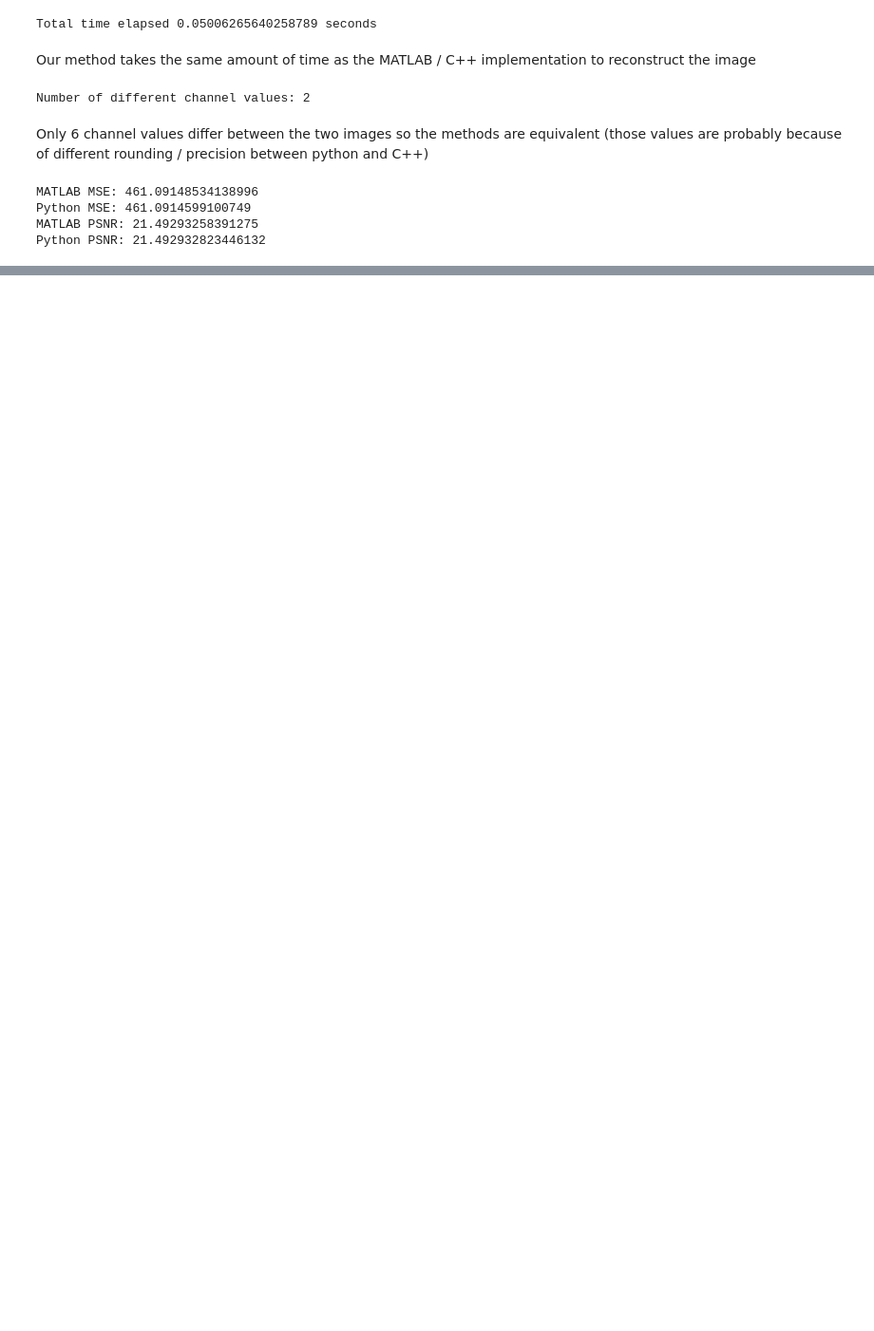
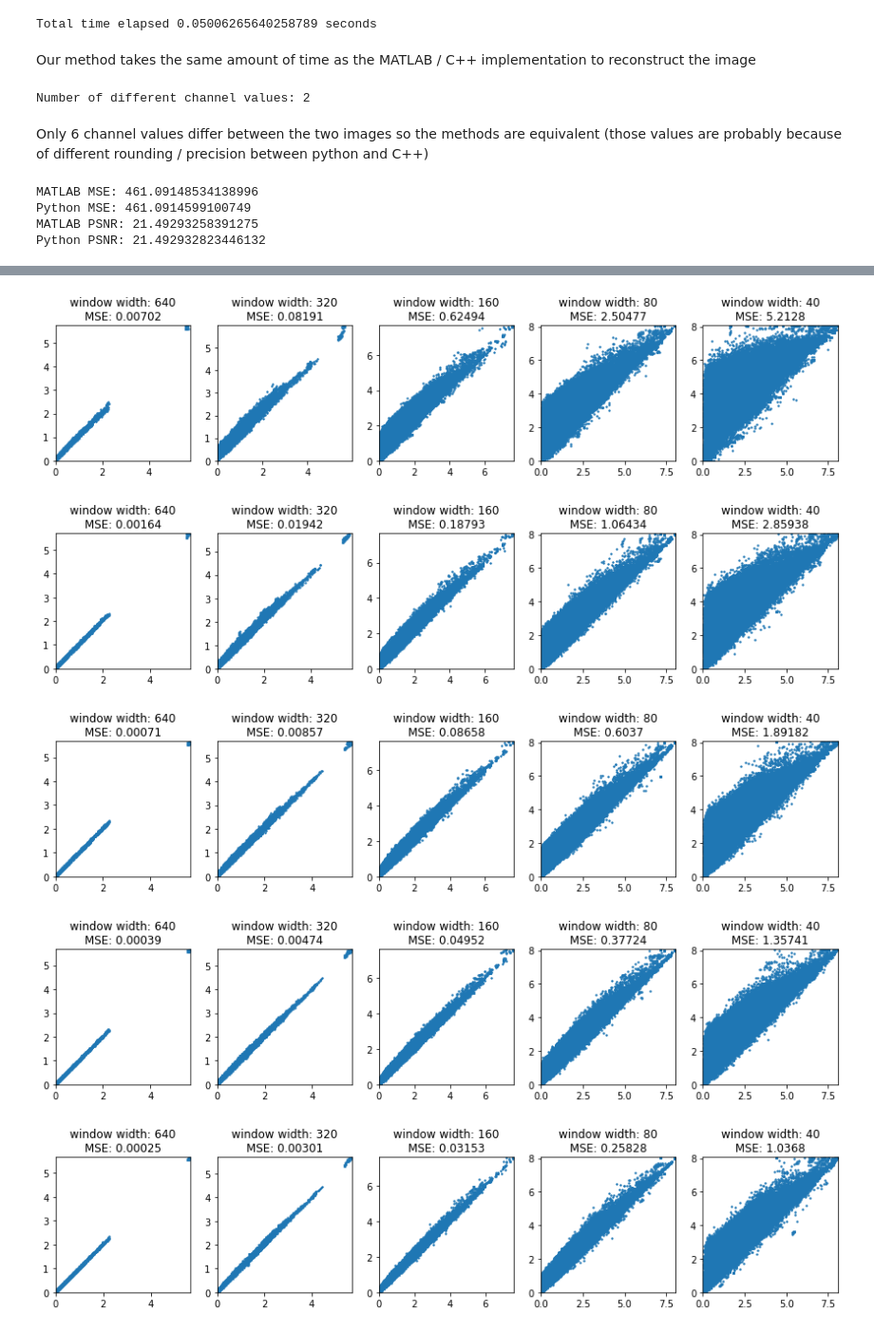
Before and after one commit to IVRL/ADEFAN, a Jupyter notebook: ExtremeVideoCompletion.ipynb, the cells around one changed output, grey strips where cells are left out. Shown: that part at 95% size. Saved outputs shown, nothing was run; the diff lists cells and outputs as text; code cells hidden in the pictures; blank space fills up the shorter version.

Commit message:
Finished ADEFAN, KL-Divergence accuracy benchmarks, JPG frame by frame compression

```diff
--- a/ExtremeVideoCompletion.ipynb
+++ b/ExtremeVideoCompletion.ipynb
@@ -1478,0 +1659,10 @@ Python PSNR: 21.492932823446132
+# %%
+folders = ['1percent', '2percent', '3percent', '4percent', '5percent', '6percent', '7percent', '8percent']
+
+for folder in folders:
+    print(folder + ':')
+
+    for r, c in zip(dict_points_raw[folder], dict_points_comp[folder]):
+        print(mse(r, c))
+
+    print('')
@@ -1478,0 +1687,27 @@ Python PSNR: 21.492932823446132
+# %%
+window_widths    = [640, 320, 160, 80, 40]
+
+def display_kl_accuracy(
+    list_points_raw,
+    list_points_comp
+):
+    num_plots = len(list_points_raw)
+    plt.figure(figsize=(15, 15))
+    for i, (r, c) in enumerate(zip(list_points_raw, list_points_comp)):
+        lim = max(max(r), max(c))
+        plt.subplot(1, num_plots, i+1, aspect='equal')
+        plt.xlim(0, lim);
+        plt.ylim(0, lim);
+        plt.title('window width: ' + str(window_widths[i]) + '\n' + 'MSE: ' + str(np.round(mse(r, c), 5)))
+        plt.scatter(r, c, s=2)
+# %%
+folders = ['1percent', '2percent', '3percent', '4percent', '5percent', '6percent', '7percent', '8percent']
+
+for folder in folders:
+    display_kl_accuracy(dict_points_raw[folder], dict_points_comp[folder])
+# %% [output]
+[figure, added]
+[figure, added]
+[figure, added]
+[figure, added]
+[figure, added]
```
Also changed, not shown: parts of 33 cells of this notebook.
